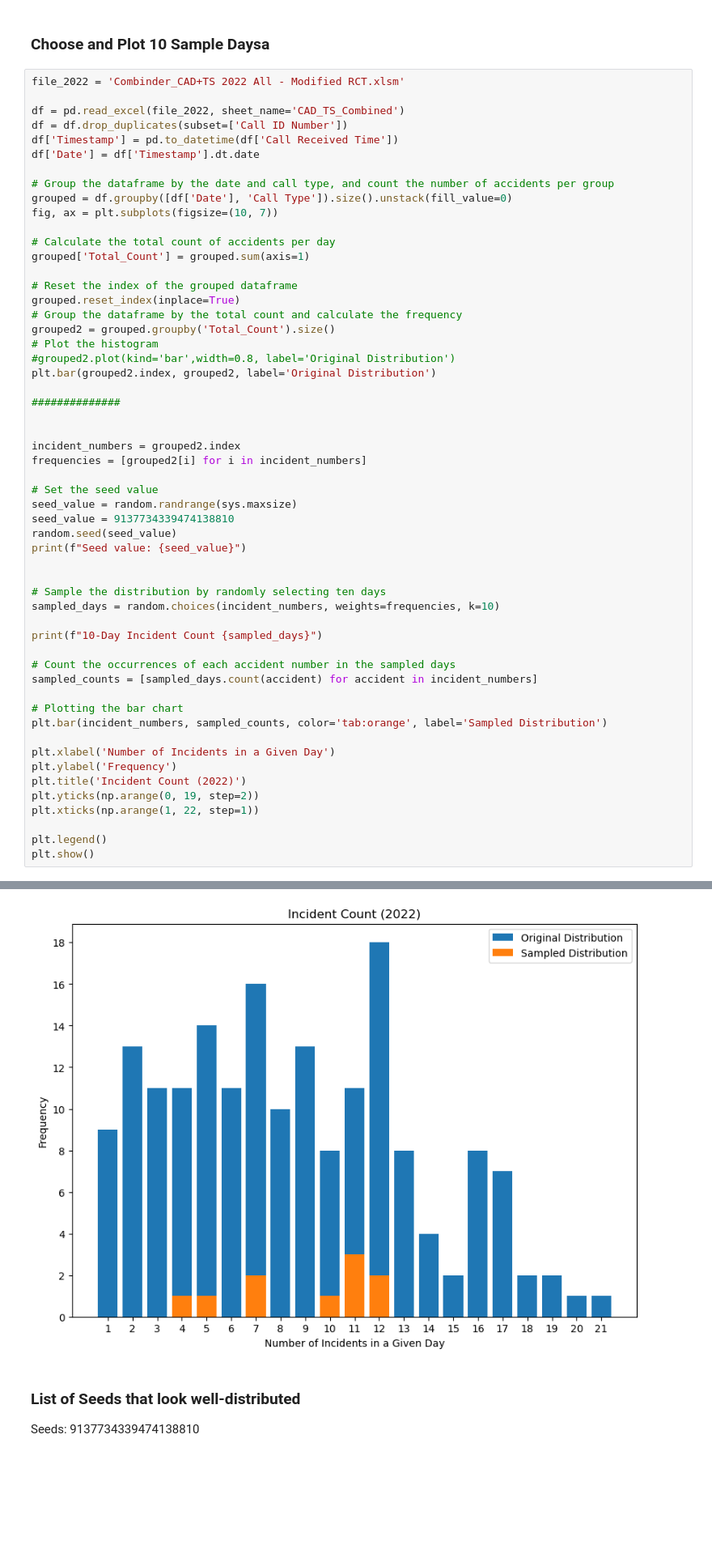
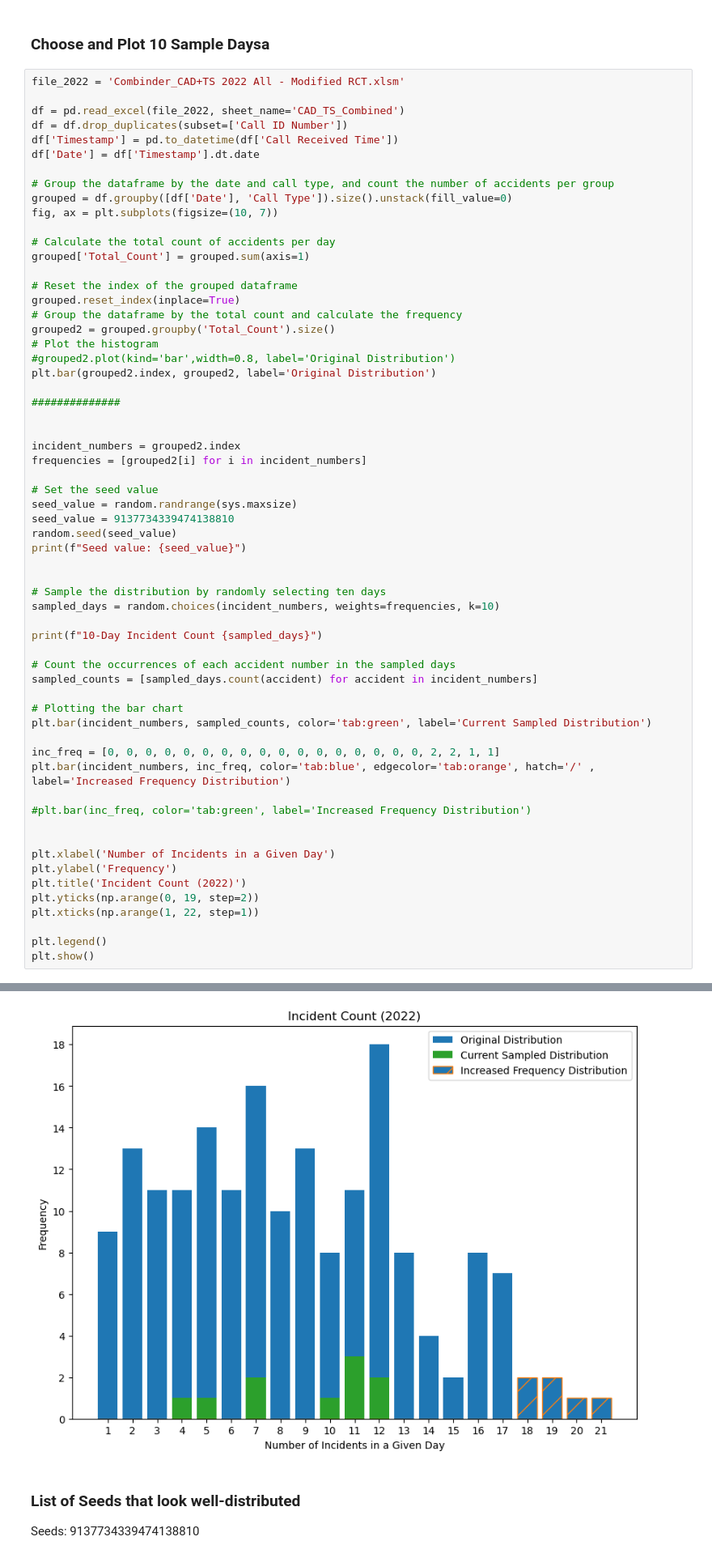
Before and after one commit to byu-transpolab/imt_optimization, a Jupyter notebook: python/histograms.ipynb, the cells around one changed output, grey strips where cells are left out. Shown at 81% size. Saved outputs shown, nothing was run; the diff lists cells and outputs as text; blank space fills up the shorter version.

```diff
--- a/python/histograms.ipynb
+++ b/python/histograms.ipynb
@@ -169,35 +293,41 @@ incident_numbers = grouped2.index
 frequencies = [grouped2[i] for i in incident_numbers]
 
 # Set the seed value
 seed_value = random.randrange(sys.maxsize)
 seed_value = 9137734339474138810
 random.seed(seed_value)
 print(f"Seed value: {seed_value}")
 
 
 # Sample the distribution by randomly selecting ten days
 sampled_days = random.choices(incident_numbers, weights=frequencies, k=10)
 
 print(f"10-Day Incident Count {sampled_days}")
 
 # Count the occurrences of each accident number in the sampled days
 sampled_counts = [sampled_days.count(accident) for accident in incident_numbers]
 
 # Plotting the bar chart
-plt.bar(incident_numbers, sampled_counts, color='tab:orange', label='Sampled Distribution')
+plt.bar(incident_numbers, sampled_counts, color='tab:green', label='Current Sampled Distribution')
+
+inc_freq = [0, 0, 0, 0, 0, 0, 0, 0, 0, 0, 0, 0, 0, 0, 0, 0, 0, 2, 2, 1, 1]
+plt.bar(incident_numbers, inc_freq, color='tab:blue', edgecolor='tab:orange', hatch='/' , label='Increased Frequency Distribution')
+
+#plt.bar(inc_freq, color='tab:green', label='Increased Frequency Distribution')
+
 
 plt.xlabel('Number of Incidents in a Given Day')
 plt.ylabel('Frequency')
 plt.title('Incident Count (2022)')
 plt.yticks(np.arange(0, 19, step=2))
 plt.xticks(np.arange(1, 22, step=1))
 
 plt.legend()
 plt.show()
 # %% [output]
 Seed value: 9137734339474138810
 10-Day Incident Count [11, 10, 11, 4, 12, 5, 11, 7, 12, 7]
-[figure, old version]
+[figure, new version]
 # %% [markdown]
 ### List of Seeds that look well-distributed
 Seeds:  9137734339474138810
```
Also changed, not shown: parts of 11 cells of this notebook, 4 other files.
